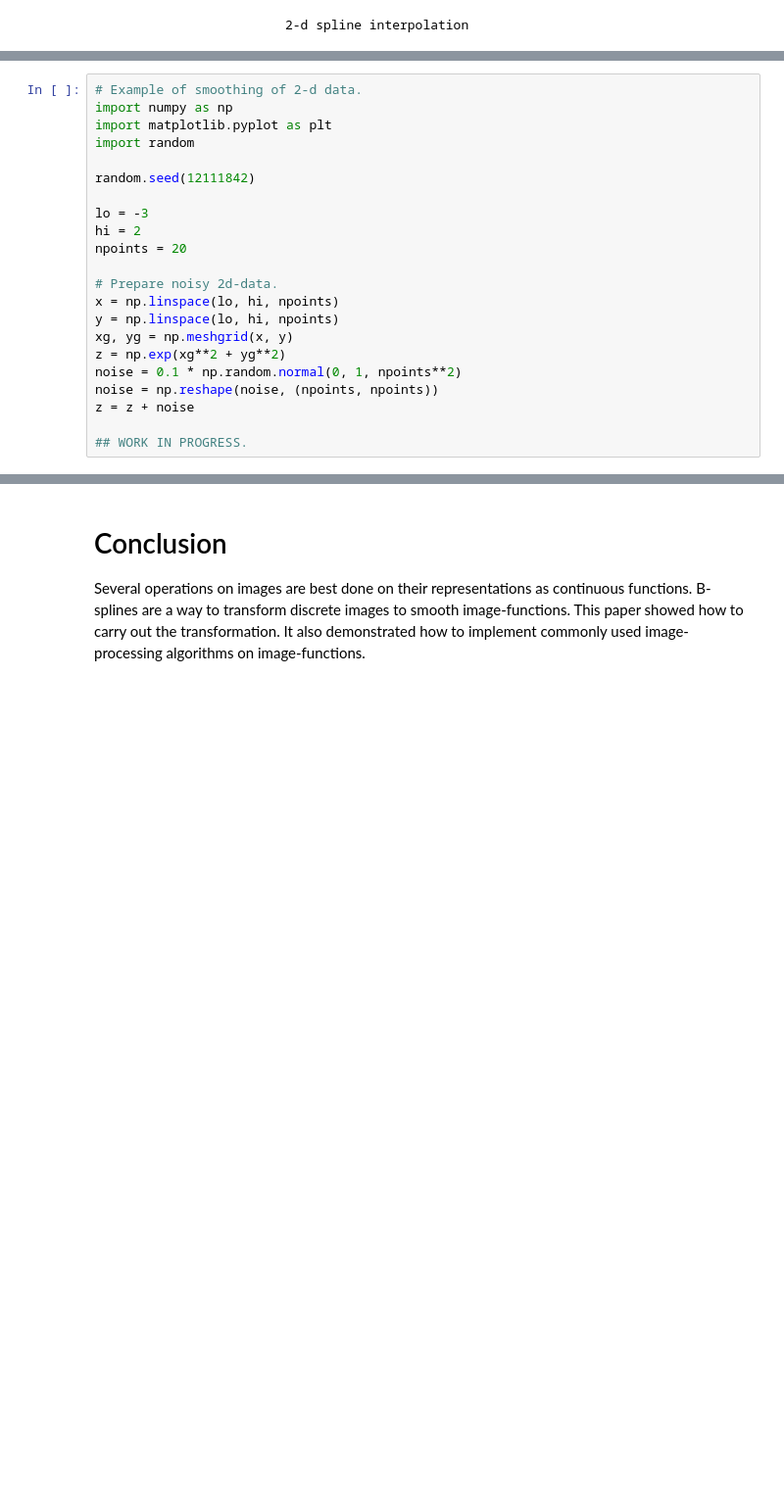
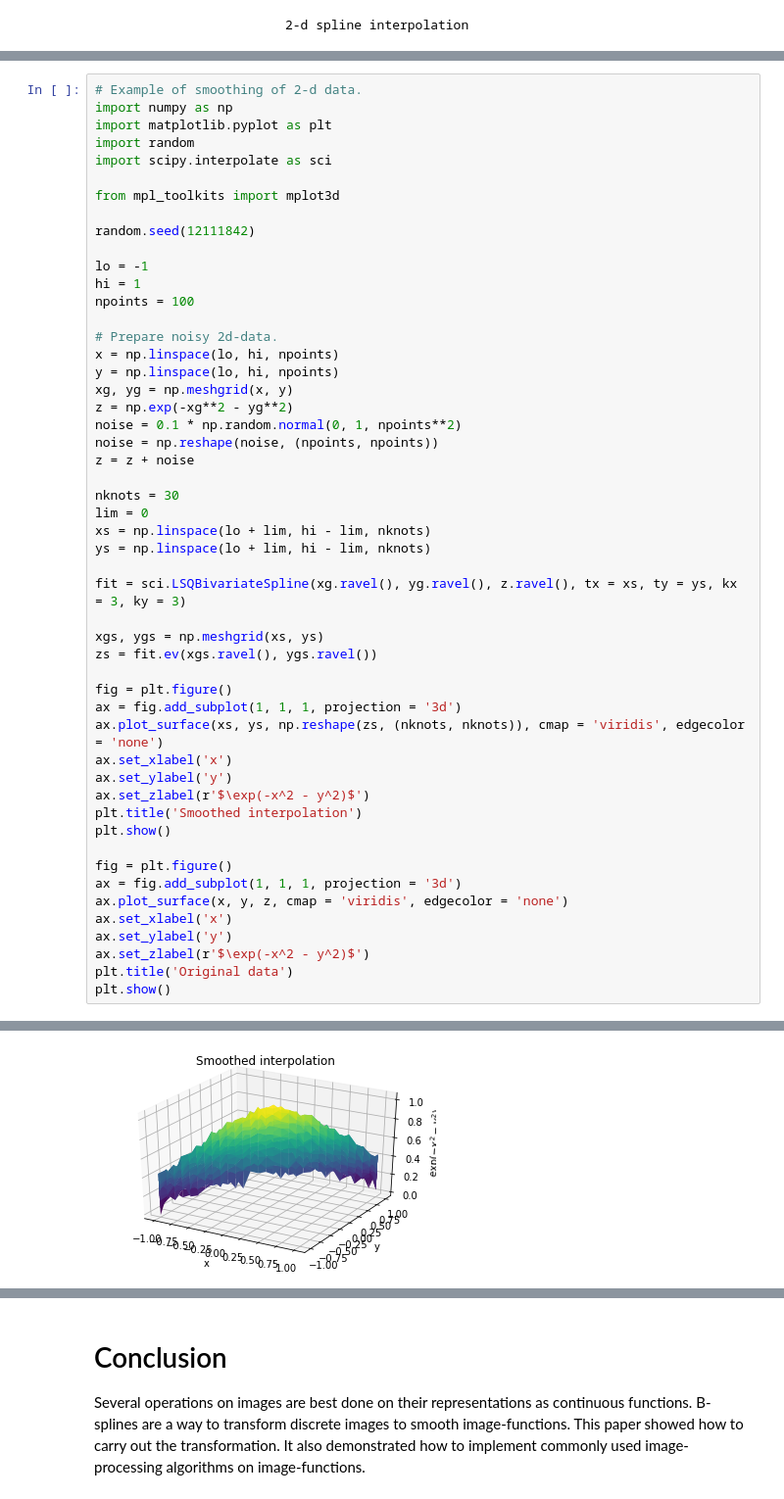
Before and after one commit to amey-joshi/am, a Jupyter notebook: p3/m2p_B01_B_ImageSplines_Version_3.ipynb, the cells around one changed output, grey strips where cells are left out. Shown at 98% size. Saved outputs shown, nothing was run; the diff lists cells and outputs as text; blank space fills up the shorter version.

```diff
--- a/p3/m2p_B01_B_ImageSplines_Version_3.ipynb
+++ b/p3/m2p_B01_B_ImageSplines_Version_3.ipynb
@@ -1417,20 +1474,50 @@ print(' ' * 25 + '2-d spline interpolation')
 import numpy as np
 import matplotlib.pyplot as plt
 import random
+import scipy.interpolate as sci
+
+from mpl_toolkits import mplot3d
 
 random.seed(12111842)
 
-lo = -3
-hi = 2
-npoints = 20
+lo = -1
+hi = 1
+npoints = 100
 
 # Prepare noisy 2d-data.
 x = np.linspace(lo, hi, npoints)
 y = np.linspace(lo, hi, npoints)
 xg, yg = np.meshgrid(x, y)
-z = np.exp(xg**2 + yg**2)
+z = np.exp(-xg**2 - yg**2)
 noise = 0.1 * np.random.normal(0, 1, npoints**2)
 noise = np.reshape(noise, (npoints, npoints))
 z = z + noise
 
-## WORK IN PROGRESS.
+nknots = 30
+lim = 0
+xs = np.linspace(lo + lim, hi - lim, nknots)
+ys = np.linspace(lo + lim, hi - lim, nknots)
+
+fit = sci.LSQBivariateSpline(xg.ravel(), yg.ravel(), z.ravel(), tx = xs, ty = ys, kx = 3, ky = 3)
+
+xgs, ygs = np.meshgrid(xs, ys)
+zs = fit.ev(xgs.ravel(), ygs.ravel())
+
+fig = plt.figure()
+ax = fig.add_subplot(1, 1, 1, projection = '3d')
+ax.plot_surface(xs, ys, np.reshape(zs, (nknots, nknots)), cmap = 'viridis', edgecolor = 'none')
+ax.set_xlabel('x')
+ax.set_ylabel('y')
+ax.set_zlabel(r'$\exp(-x^2 - y^2)$')
+plt.title('Smoothed interpolation')
+plt.show()
+
+fig = plt.figure()
+ax = fig.add_subplot(1, 1, 1, projection = '3d')
+ax.plot_surface(x, y, z, cmap = 'viridis', edgecolor = 'none')
+ax.set_xlabel('x')
+ax.set_ylabel('y')
+ax.set_zlabel(r'$\exp(-x^2 - y^2)$')
+plt.title('Original data')
+plt.show()
+# %% [output]
@@ -1436,0 +1529 @@ z = z + noise
+[figure, added]
```
Also changed, not shown: parts of 6 cells of this notebook.
